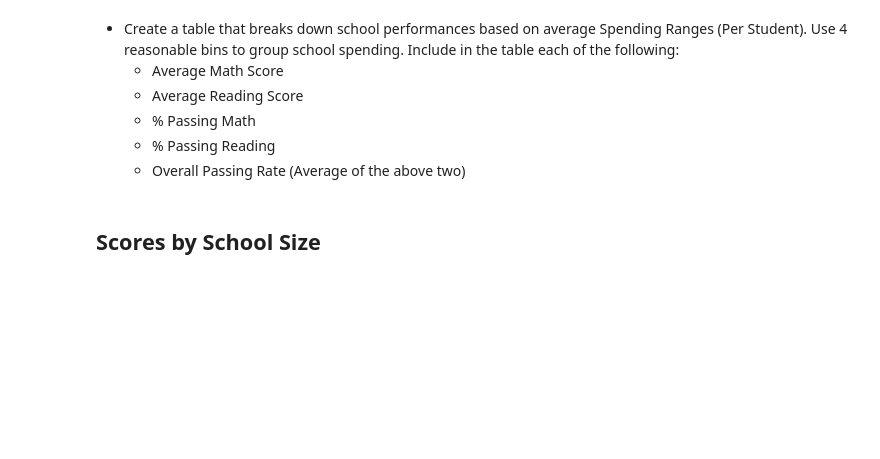
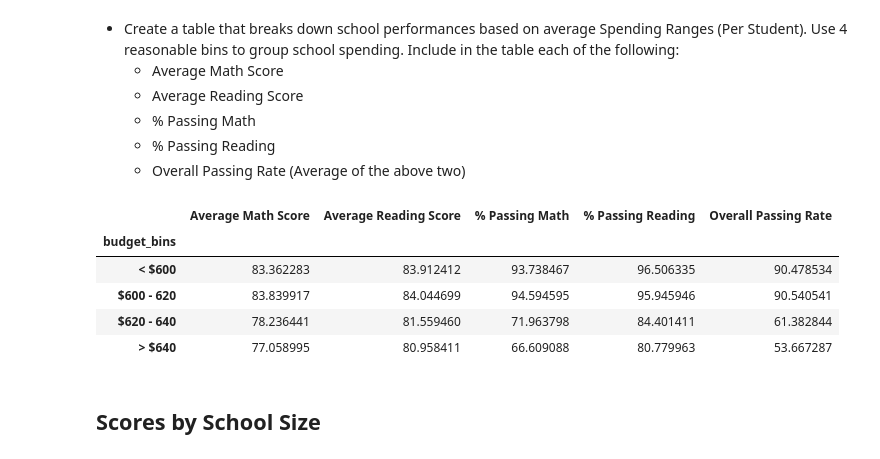
Before and after one commit to nedamzd/Pandas_challenge, a Jupyter notebook: PyCitySchools/PyCitySchools_starter.ipynb, the cells around one changed output. Saved outputs shown, nothing was run; the diff lists cells and outputs as text; code cells hidden in the pictures; blank space fills up the shorter version.

```diff
--- a/PyCitySchools/PyCitySchools_starter.ipynb
+++ b/PyCitySchools/PyCitySchools_starter.ipynb
@@ -236,6 +244,33 @@ reading_score_grades.head(16)
   * % Passing Math
   * % Passing Reading
   * Overall Passing Rate (Average of the above two)
+# %%
+#Scores by school spending
+bins = [0, 600, 620, 640, 10000]
+group_name = ['< $600', "$600 - 620", "$620 - 640", "> $640"]
+school_data_complete['budget_bins'] = pd.cut(school_data_complete['budget']/school_data_complete['size'], bins, labels = group_name)
+grouped_spending = school_data_complete.groupby('budget_bins')
+
+avg_math = grouped_spending['math_score'].mean()
+avg_read = grouped_spending['reading_score'].mean()
+pass_math = school_data_complete[school_data_complete['math_score'] >= 70].groupby('budget_bins')['Student ID'].count()/grouped_spending['Student ID'].count() * 100
+pass_read = school_data_complete[school_data_complete['reading_score'] >= 70].groupby('budget_bins')['Student ID'].count()/grouped_spending['Student ID'].count() * 100
+overall = school_data_complete[(school_data_complete['reading_score'] >= 70) & (school_data_complete['math_score'] >= 70)].groupby('budget_bins')['Student ID'].count()/grouped_spending['Student ID'].count() * 100
+
+scores_by_spend = pd.DataFrame({
+    "Average Math Score": avg_math,
+    "Average Reading Score": avg_read,
+    '% Passing Math': pass_math,
+    '% Passing Reading': pass_read,
+    "Overall Passing Rate": overall})
+scores_by_spend.head()
+# %% [output]
+|  | Average Math Score | Average Reading Score | % Passing Math | % Passing Reading | Overall Passing Rate |
+| budget_bins |  |  |  |  |  |
+| < $600 | 83.362283 | 83.912412 | 93.738467 | 96.506335 | 90.478534 |
+| $600 - 620 | 83.839917 | 84.044699 | 94.594595 | 95.945946 | 90.540541 |
+| $620 - 640 | 78.236441 | 81.559460 | 71.963798 | 84.401411 | 61.382844 |
+| > $640 | 77.058995 | 80.958411 | 66.609088 | 80.779963 | 53.667287 |
 # %% [markdown]
 ## Scores by School Size
 # %% [markdown]
```
Also changed, not shown: parts of 2 cells of this notebook.
